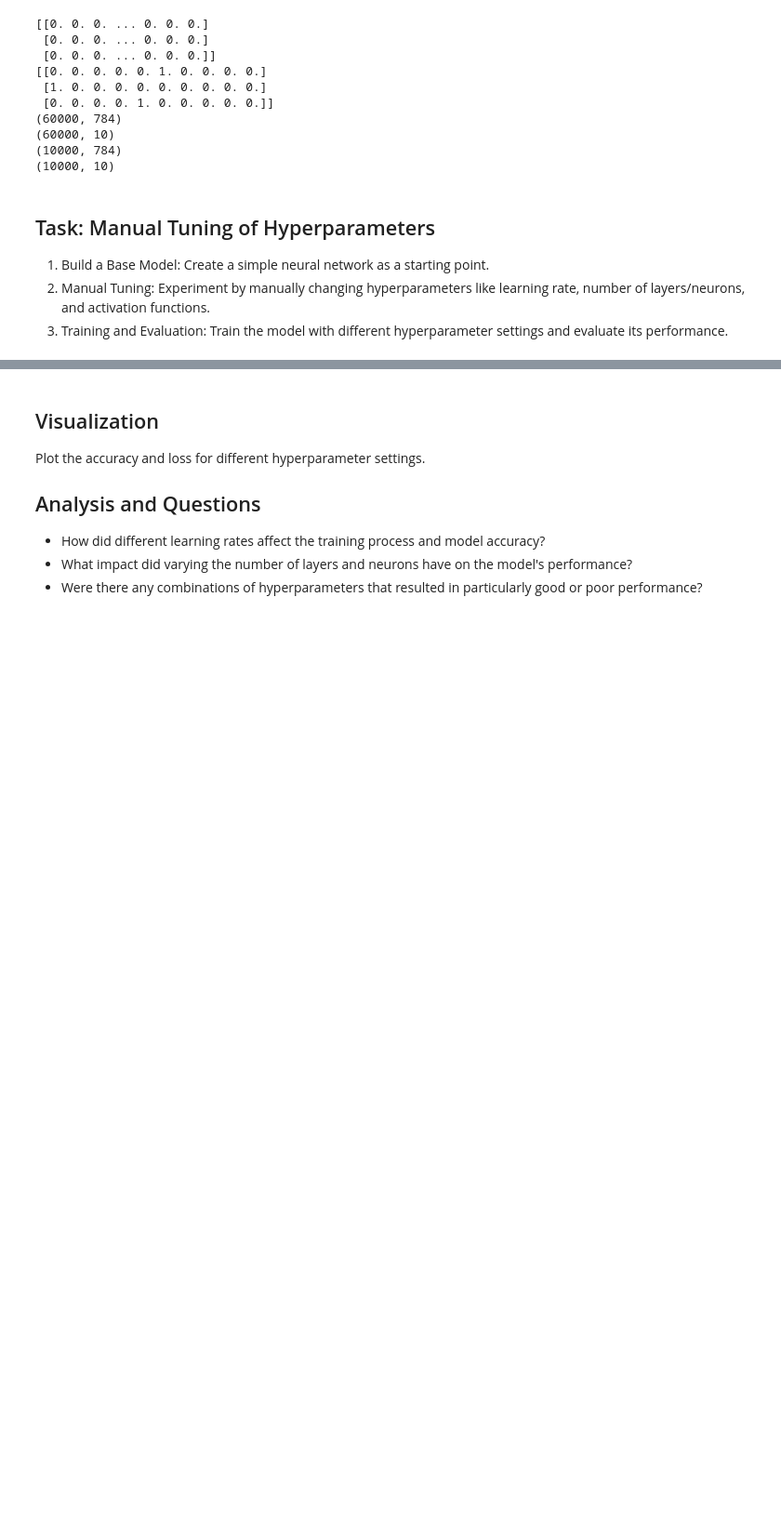
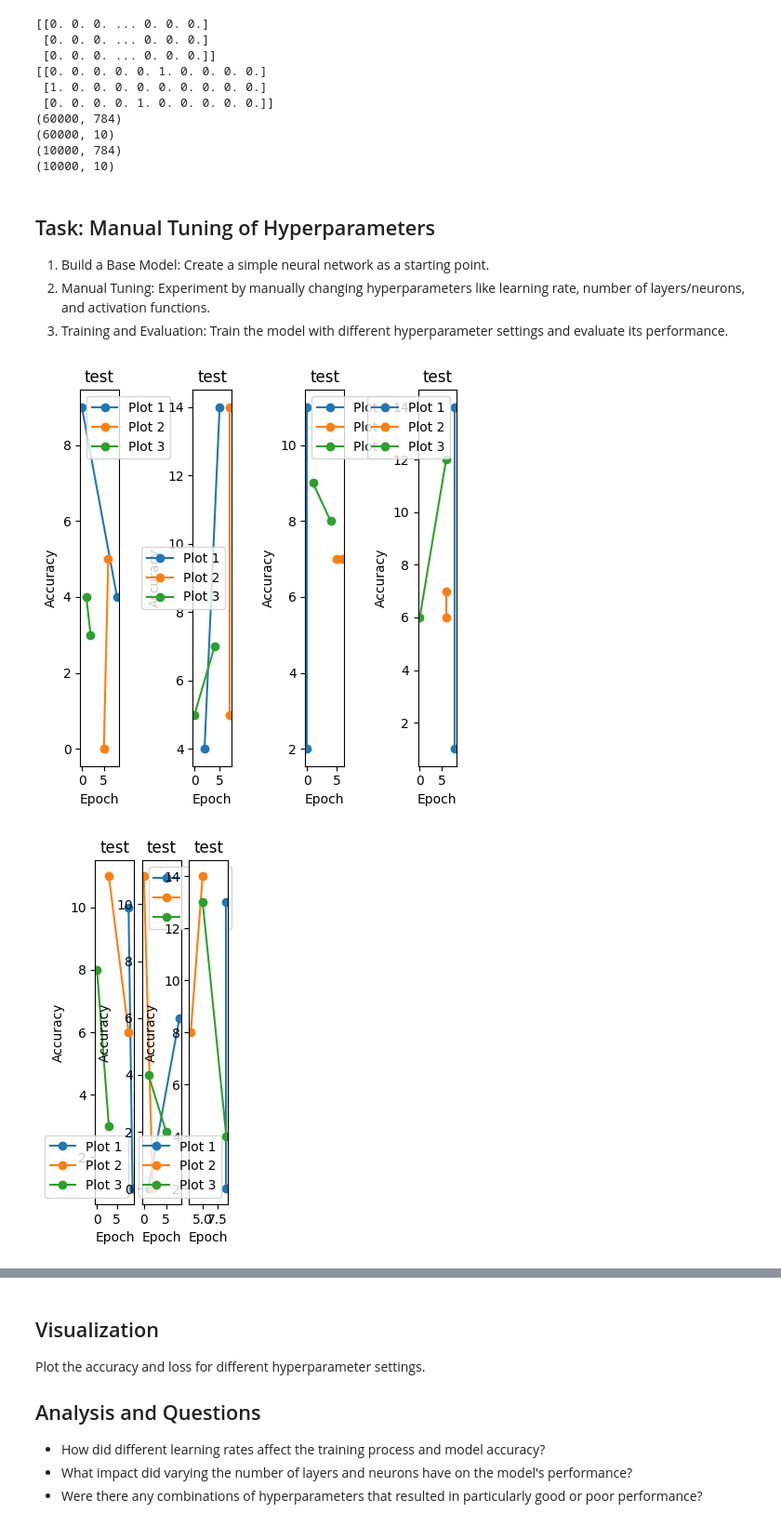
Before and after one commit to Kevy69/deep-machine-learning, a Jupyter notebook: 27 November - 1 December/Code/Hyperparameter_tuning.ipynb, the cells around one changed output, grey strips where cells are left out. Shown at 93% size. Cells and saved outputs as stored; diff of their text form; code cells hidden in the pictures; blank space fills up the shorter version.

```diff
--- a/27 November - 1 December/Code/Hyperparameter_tuning.ipynb
+++ b/27 November - 1 December/Code/Hyperparameter_tuning.ipynb
@@ -50,3 +50,35 @@ print(np.shape(y_test))
 1. Build a Base Model: Create a simple neural network as a starting point.
 2. Manual Tuning: Experiment by manually changing hyperparameters like learning rate, number of layers/neurons, and activation functions.
 3. Training and Evaluation: Train the model with different hyperparameter settings and evaluate its performance.
+# %%
+plt.figure(figsize=(12, 5))
+
+learning_rates = [1, 2, 3, 4, 5, 6, 7, 8, 9, 10]
+
+ff = 0
+
+for i, learning_rate in enumerate(learning_rates, 1):
+
+    plt.subplot(1, len(learning_rates), i)
+
+    for i in range(3):
+        xpoints = np.random.randint(0, 10, size=2)
+        ypoints = np.random.randint(0, 15, size=2)
+
+        plt.plot(xpoints, ypoints, marker='o', label=f'Plot {i+1}')
+
+
+    plt.title(f'test')
+    plt.ylabel('Accuracy')
+    plt.xlabel('Epoch')
+    plt.legend()
+
+    if ff > 2:
+        plt.tight_layout()
+        plt.show()
+        ff = 0
+
+    ff += 1
+# %% [output]
+[figure, added]
+[figure, added]
```
Also changed, not shown: parts of 3 cells of this notebook.
